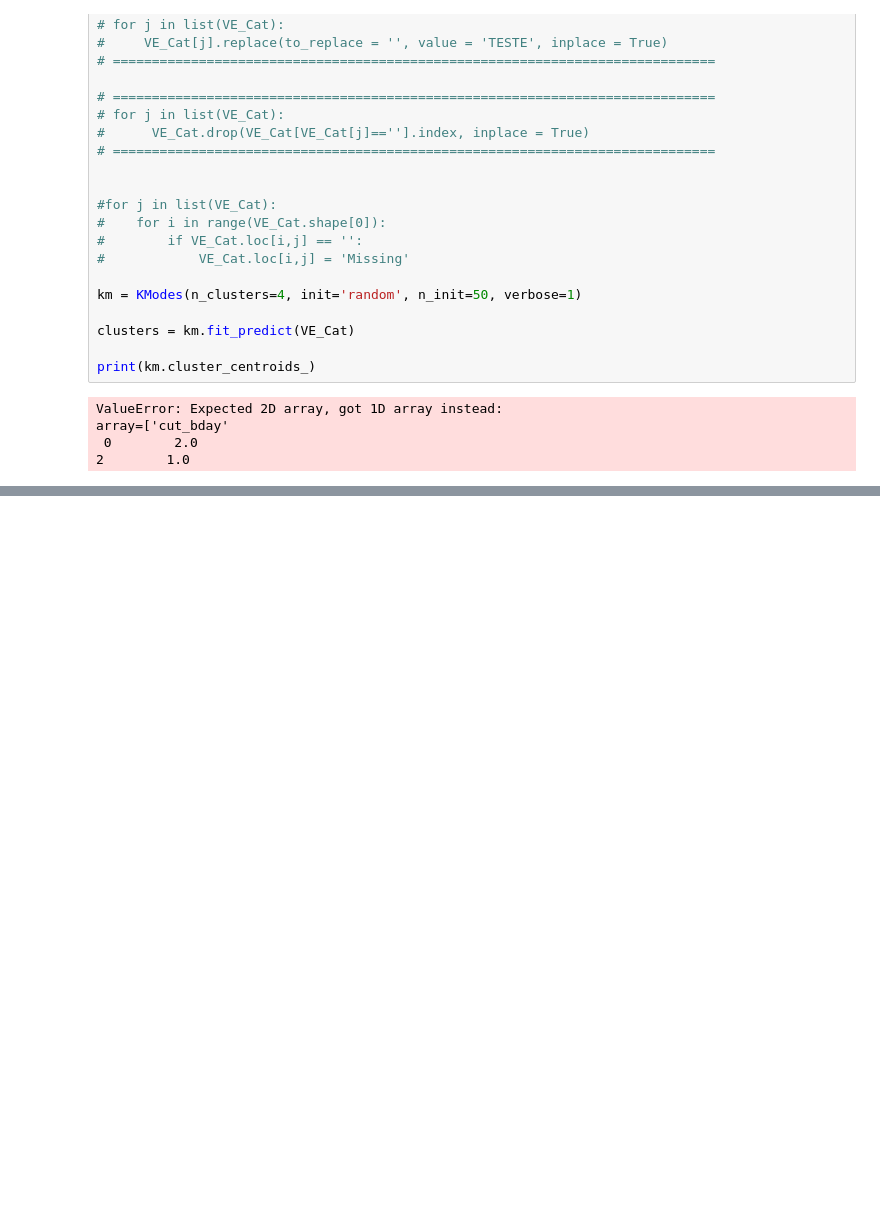
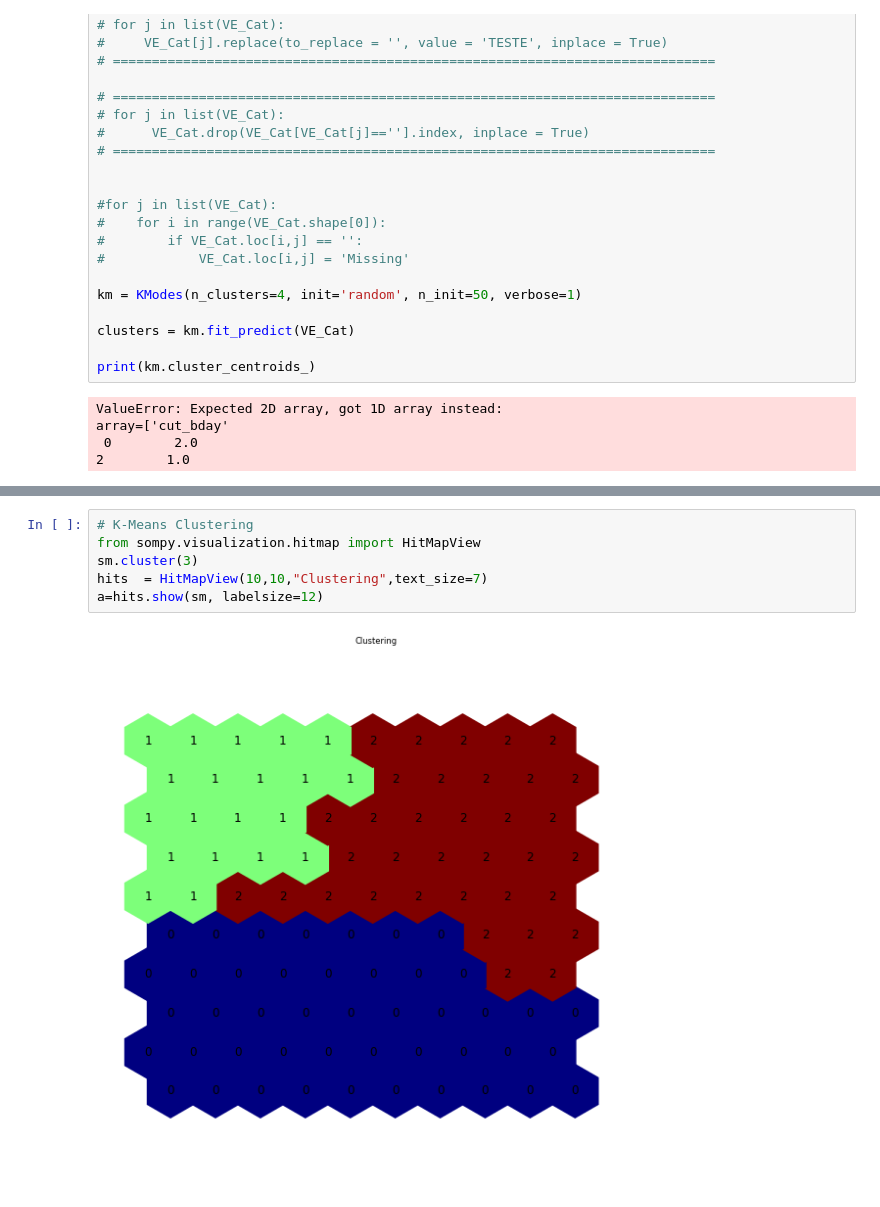
Before and after one commit to CatPalha/DataMiningProject, a Jupyter notebook: WRITE_HERE.ipynb, the cells around one changed output, grey strips where cells are left out. Drawn from its saved outputs; the diff is of its cells as text; blank space fills up the shorter version.

```diff
--- a/WRITE_HERE.ipynb
+++ b/WRITE_HERE.ipynb
@@ -445,0 +540,8 @@ array=['cut_bday'
+# %%
+# K-Means Clustering
+from sompy.visualization.hitmap import HitMapView
+sm.cluster(3)
+hits  = HitMapView(10,10,"Clustering",text_size=7)
+a=hits.show(sm, labelsize=12)
+# %% [output]
+[figure, added]
```
Also changed, not shown: parts of 7 cells of this notebook.
